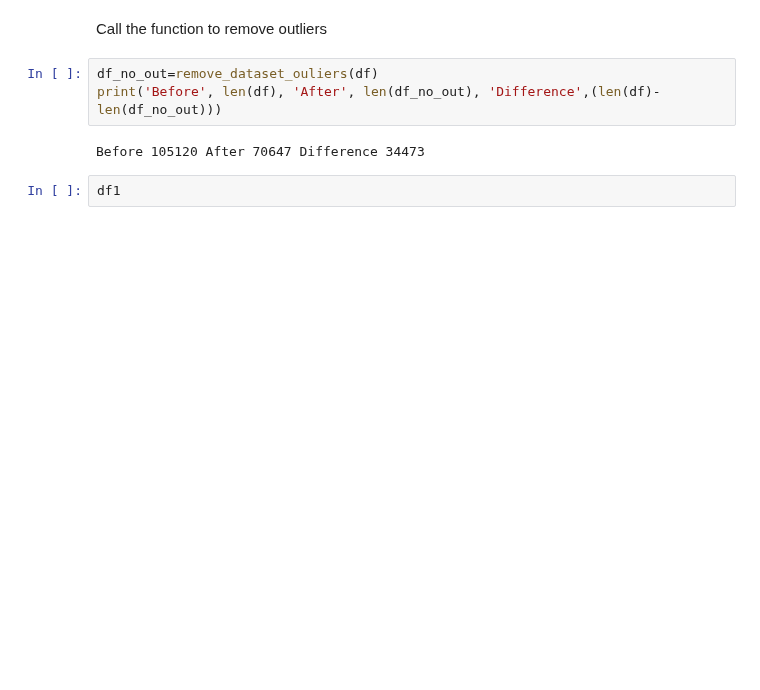
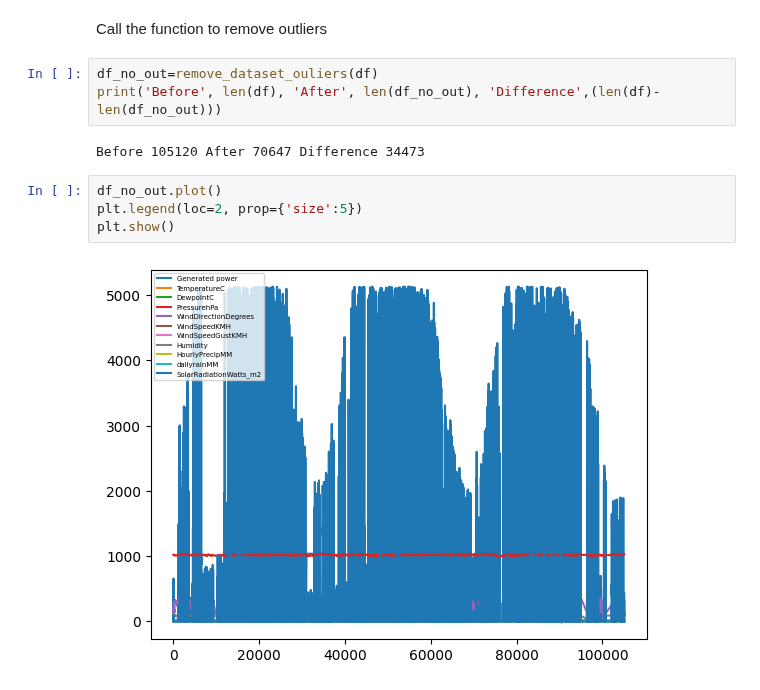
Before and after one commit to Tenergai/challenge-3, a Jupyter notebook: PreProcessamentoDados/preprocessing.ipynb, the cells around one changed output. Drawn from its saved outputs; the diff is of its cells as text; blank space fills up the shorter version.

```diff
--- a/PreProcessamentoDados/preprocessing.ipynb
+++ b/PreProcessamentoDados/preprocessing.ipynb
@@ -86,5 +87,9 @@ df_no_out=remove_dataset_ouliers(df)
 print('Before', len(df), 'After', len(df_no_out), 'Difference',(len(df)-len(df_no_out)))
 # %% [output]
 Before 105120 After 70647 Difference 34473
-# %%
-df1
+# %%
+df_no_out.plot()
+plt.legend(loc=2, prop={'size':5})
+plt.show()
+# %% [output]
+[figure, added]
```
Also changed, not shown: parts of 2 cells of this notebook.
